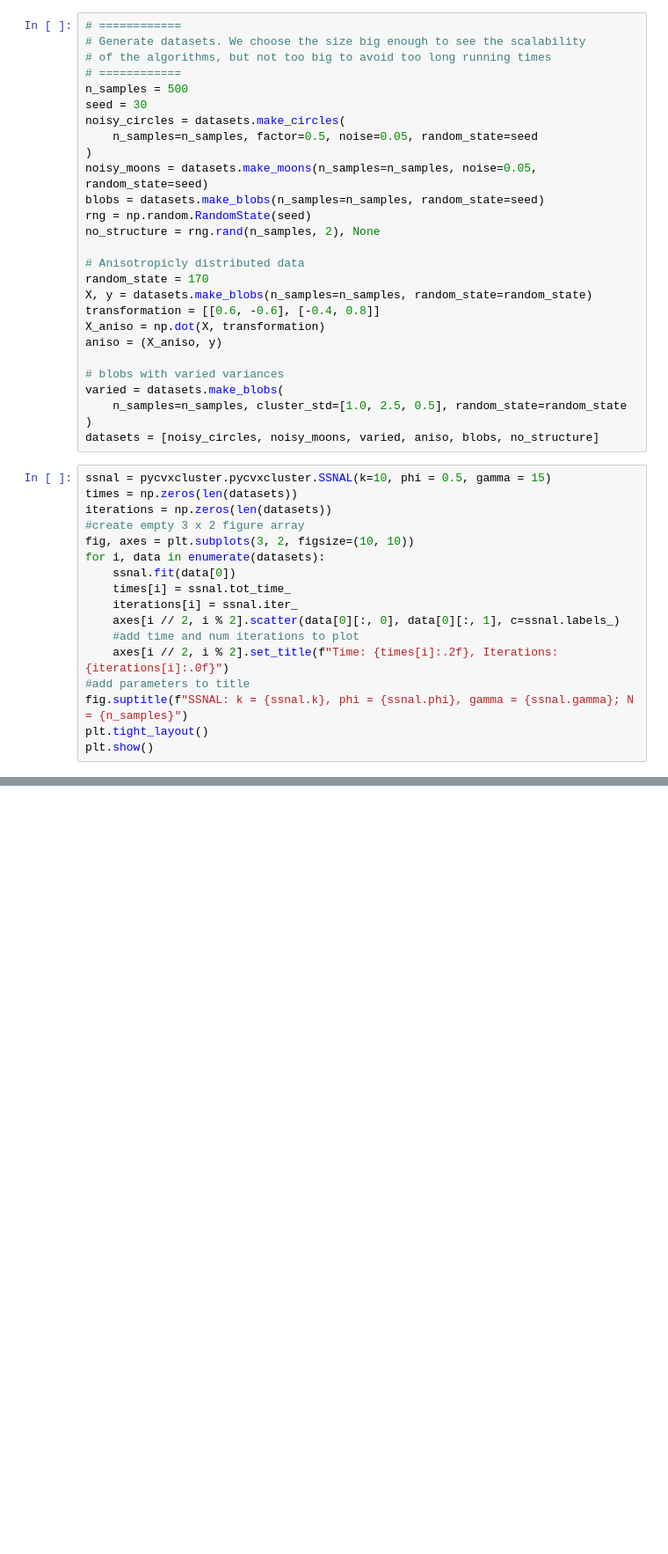
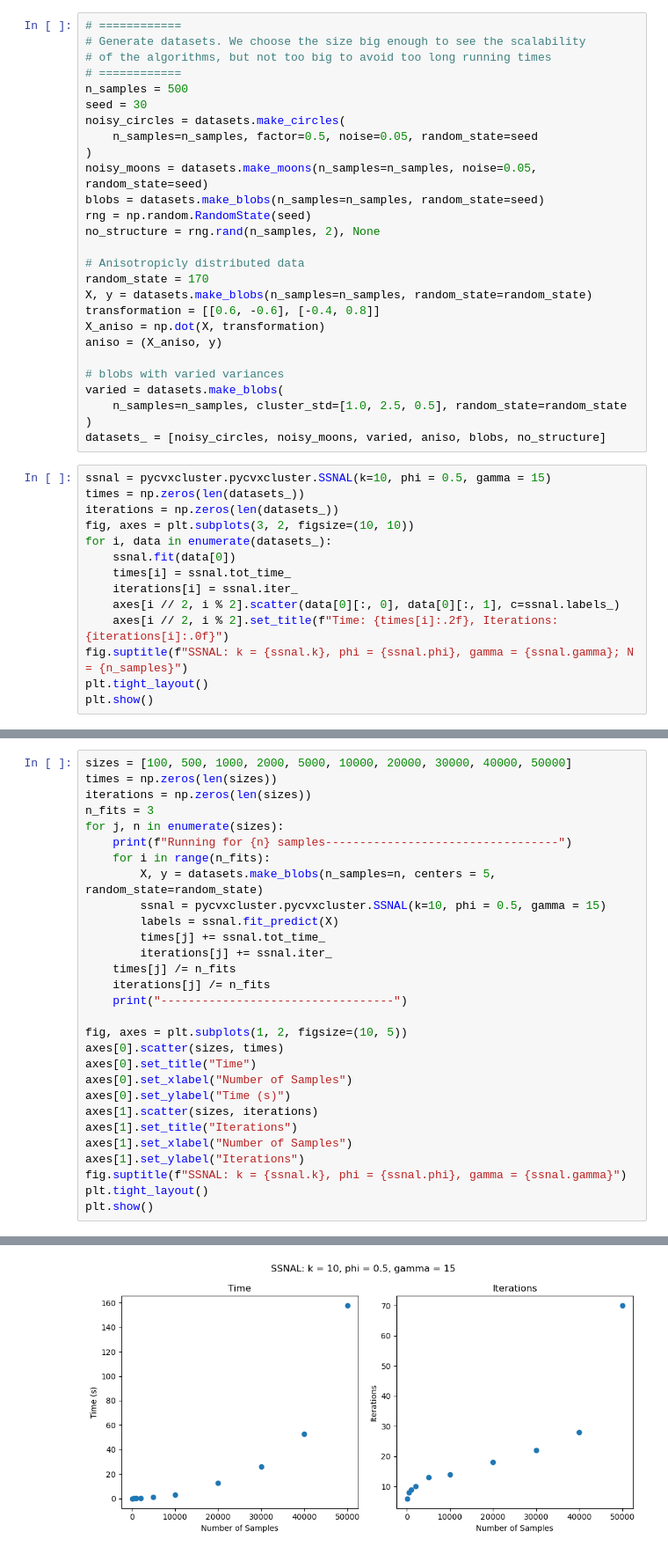
Before and after one commit to dx-li/pycvxcluster, a Jupyter notebook: Examples.ipynb, the cells around one changed output, grey strips where cells are left out. Shown: that part at 88% size. Cells and saved outputs as stored; diff of their text form; blank space fills up the shorter version.

```diff
--- a/Examples.ipynb
+++ b/Examples.ipynb
@@ -35,21 +35,18 @@ aniso = (X_aniso, y)
 varied = datasets.make_blobs(
     n_samples=n_samples, cluster_std=[1.0, 2.5, 0.5], random_state=random_state
 )
-datasets = [noisy_circles, noisy_moons, varied, aniso, blobs, no_structure]
+datasets_ = [noisy_circles, noisy_moons, varied, aniso, blobs, no_structure]
 # %%
 ssnal = pycvxcluster.pycvxcluster.SSNAL(k=10, phi = 0.5, gamma = 15)
-times = np.zeros(len(datasets))
-iterations = np.zeros(len(datasets))
-#create empty 3 x 2 figure array
+times = np.zeros(len(datasets_))
+iterations = np.zeros(len(datasets_))
 fig, axes = plt.subplots(3, 2, figsize=(10, 10))
-for i, data in enumerate(datasets):
+for i, data in enumerate(datasets_):
     ssnal.fit(data[0])
     times[i] = ssnal.tot_time_
     iterations[i] = ssnal.iter_
     axes[i // 2, i % 2].scatter(data[0][:, 0], data[0][:, 1], c=ssnal.labels_)
-    #add time and num iterations to plot
     axes[i // 2, i % 2].set_title(f"Time: {times[i]:.2f}, Iterations: {iterations[i]:.0f}")
-#add parameters to title
 fig.suptitle(f"SSNAL: k = {ssnal.k}, phi = {ssnal.phi}, gamma = {ssnal.gamma}; N = {n_samples}")
 plt.tight_layout()
 plt.show()
@@ -74 +74,31 @@ Clustering completed in 0.19666779192630202 seconds.
 [figure]
+# %%
+sizes = [100, 500, 1000, 2000, 5000, 10000, 20000, 30000, 40000, 50000]
+times = np.zeros(len(sizes))
+iterations = np.zeros(len(sizes))
+n_fits = 3
+for j, n in enumerate(sizes):
+    print(f"Running for {n} samples----------------------------------")
+    for i in range(n_fits):
+        X, y = datasets.make_blobs(n_samples=n, centers = 5, random_state=random_state)
+        ssnal = pycvxcluster.pycvxcluster.SSNAL(k=10, phi = 0.5, gamma = 15)
+        labels = ssnal.fit_predict(X)
+        times[j] += ssnal.tot_time_
+        iterations[j] += ssnal.iter_
+    times[j] /= n_fits
+    iterations[j] /= n_fits
+    print("----------------------------------")
+
+fig, axes = plt.subplots(1, 2, figsize=(10, 5))
+axes[0].scatter(sizes, times)
+axes[0].set_title("Time")
+axes[0].set_xlabel("Number of Samples")
+axes[0].set_ylabel("Time (s)")
+axes[1].scatter(sizes, iterations)
+axes[1].set_title("Iterations")
+axes[1].set_xlabel("Number of Samples")
+axes[1].set_ylabel("Iterations")
+fig.suptitle(f"SSNAL: k = {ssnal.k}, phi = {ssnal.phi}, gamma = {ssnal.gamma}")
+plt.tight_layout()
+plt.show()
+# %% [output]
@@ -74,0 +156 @@ Clustering completed in 0.19666779192630202 seconds.
+[figure, added]
```
Also changed, not shown: parts of 5 cells of this notebook, 2 other files.
